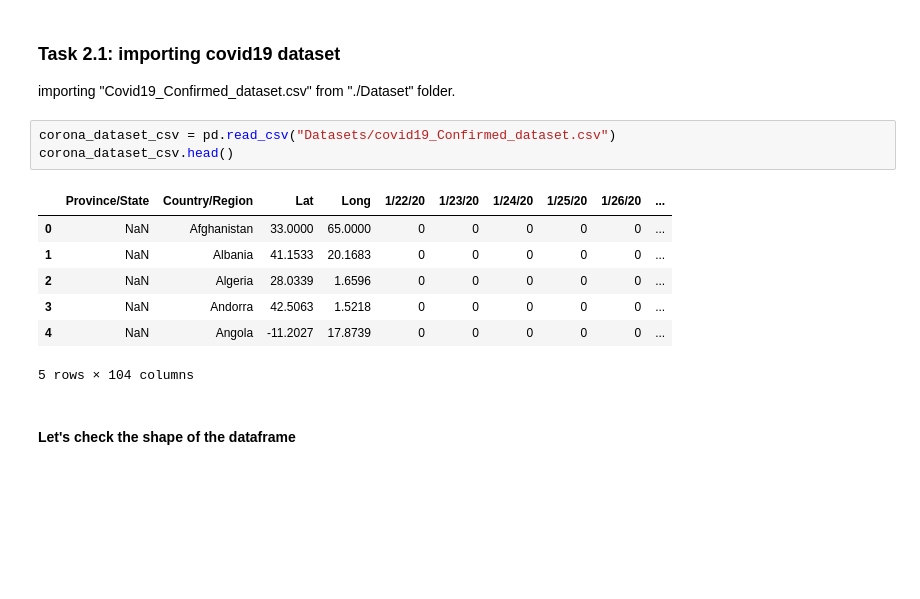
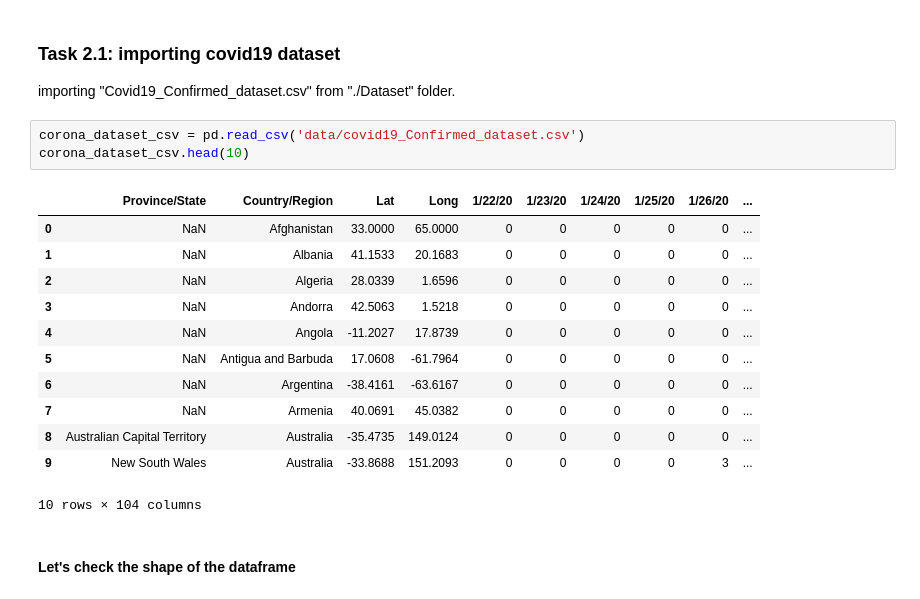
Before and after one commit to aash-gates/Covid19-Data-Analysis-Project, a Jupyter notebook: covid19 data analysis notebook.ipynb, the cells around one changed output. Drawn from its saved outputs; the diff is of its cells as text; blank space fills up the shorter version.

```diff
--- a/covid19 data analysis notebook.ipynb
+++ b/covid19 data analysis notebook.ipynb
@@ -17,16 +17,21 @@ Modules are imported.
 ### Task 2.1: importing covid19 dataset
 importing "Covid19_Confirmed_dataset.csv" from "./Dataset" folder.
 # %%
-corona_dataset_csv = pd.read_csv("Datasets/covid19_Confirmed_dataset.csv")
-corona_dataset_csv.head()
+corona_dataset_csv = pd.read_csv('data/covid19_Confirmed_dataset.csv')
+corona_dataset_csv.head(10)
 # %% [output]
 |  | Province/State | Country/Region | Lat | Long | 1/22/20 | 1/23/20 | 1/24/20 | 1/25/20 | 1/26/20 | ... |
 | 0 | NaN | Afghanistan | 33.0000 | 65.0000 | 0 | 0 | 0 | 0 | 0 | ... |
 | 1 | NaN | Albania | 41.1533 | 20.1683 | 0 | 0 | 0 | 0 | 0 | ... |
 | 2 | NaN | Algeria | 28.0339 | 1.6596 | 0 | 0 | 0 | 0 | 0 | ... |
 | 3 | NaN | Andorra | 42.5063 | 1.5218 | 0 | 0 | 0 | 0 | 0 | ... |
 | 4 | NaN | Angola | -11.2027 | 17.8739 | 0 | 0 | 0 | 0 | 0 | ... |
+| 5 | NaN | Antigua and Barbuda | 17.0608 | -61.7964 | 0 | 0 | 0 | 0 | 0 | ... |
+| 6 | NaN | Argentina | -38.4161 | -63.6167 | 0 | 0 | 0 | 0 | 0 | ... |
+| 7 | NaN | Armenia | 40.0691 | 45.0382 | 0 | 0 | 0 | 0 | 0 | ... |
+| 8 | Australian Capital Territory | Australia | -35.4735 | 149.0124 | 0 | 0 | 0 | 0 | 0 | ... |
+| 9 | New South Wales | Australia | -33.8688 | 151.2093 | 0 | 0 | 0 | 0 | 3 | ... |
-5 rows × 104 columns
+10 rows × 104 columns
 # %% [markdown]
 #### Let's check the shape of the dataframe
 # %%
```
Also changed, not shown: parts of 41 cells of this notebook.
